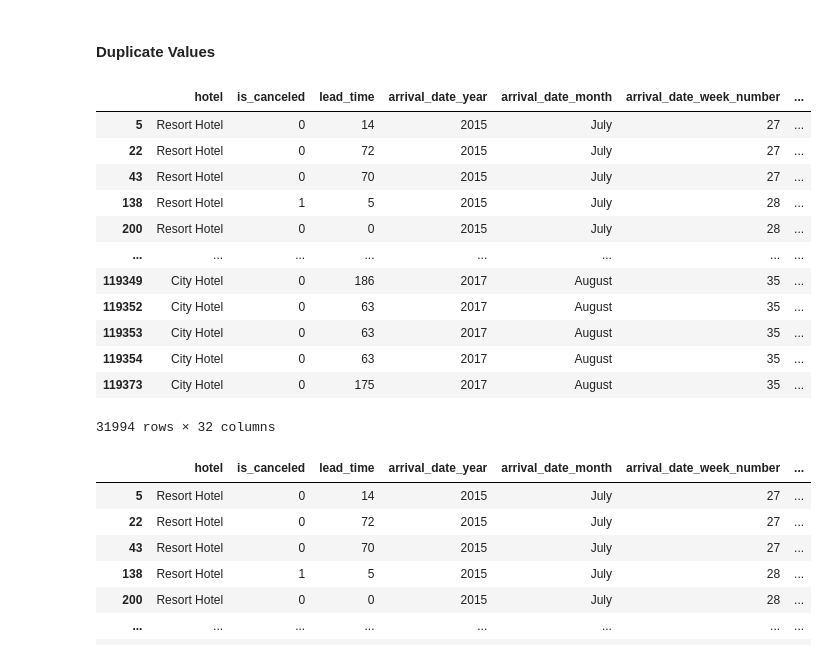
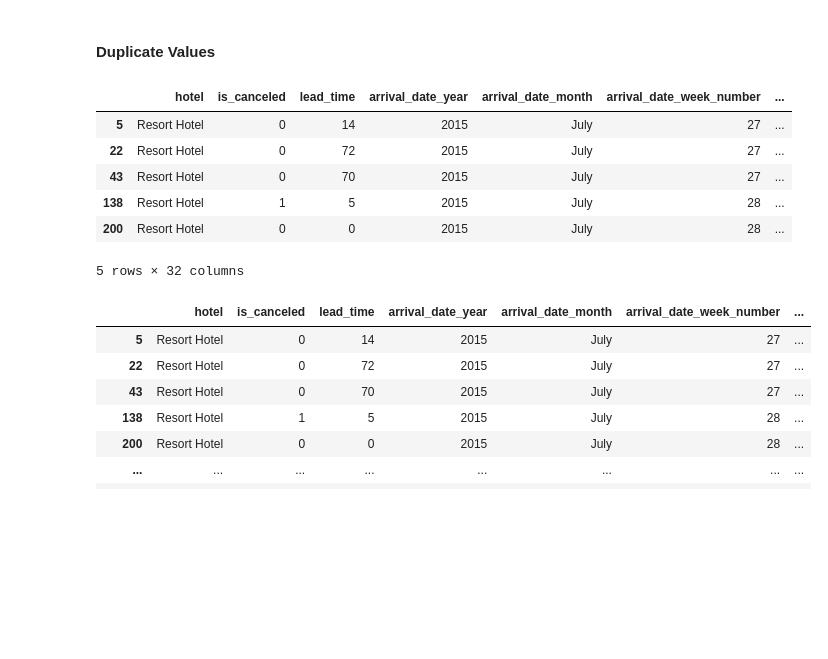
Before and after one commit to puttadharani/Data-surfers, a Jupyter notebook: 1st_project.ipynb, the cells around one changed output. Cells and saved outputs as stored; diff of their text form; code cells hidden in the pictures; blank space fills up the shorter version.

```diff
--- a/1st_project.ipynb
+++ b/1st_project.ipynb
@@ -170,21 +153,15 @@ memory usage: 29.1+ MB
 # %%
 #duplicate values dataframe
 duplicate_df=df[df.duplicated()]
-duplicate_df
+duplicate_df.head()
 # %% [output]
 |  | hotel | is_canceled | lead_time | arrival_date_year | arrival_date_month | arrival_date_week_number | ... |
 | 5 | Resort Hotel | 0 | 14 | 2015 | July | 27 | ... |
 | 22 | Resort Hotel | 0 | 72 | 2015 | July | 27 | ... |
 | 43 | Resort Hotel | 0 | 70 | 2015 | July | 27 | ... |
 | 138 | Resort Hotel | 1 | 5 | 2015 | July | 28 | ... |
 | 200 | Resort Hotel | 0 | 0 | 2015 | July | 28 | ... |
-| ... | ... | ... | ... | ... | ... | ... | ... |
-| 119349 | City Hotel | 0 | 186 | 2017 | August | 35 | ... |
-| 119352 | City Hotel | 0 | 63 | 2017 | August | 35 | ... |
-| 119353 | City Hotel | 0 | 63 | 2017 | August | 35 | ... |
-| 119354 | City Hotel | 0 | 63 | 2017 | August | 35 | ... |
-| 119373 | City Hotel | 0 | 175 | 2017 | August | 35 | ... |
-31994 rows × 32 columns
+5 rows × 32 columns
 # %%
 df[df.duplicated()]
 # %% [output]
```
Also changed, not shown: parts of 69 cells of this notebook.
